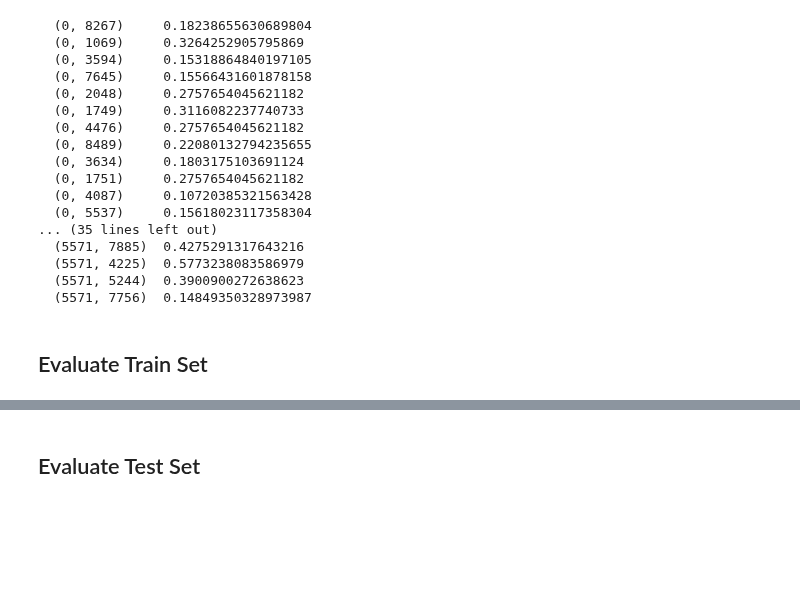
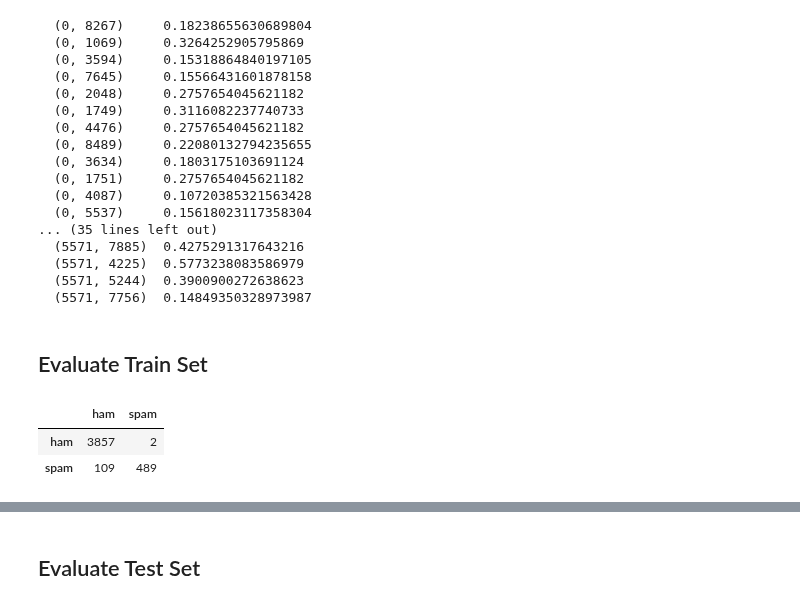
Before and after one commit to faithkane3/ds-methodologies-exercises, a Jupyter notebook: nlp/model.ipynb, the cells around one changed output, grey strips where cells are left out. Cells and saved outputs as stored; diff of their text form; code cells hidden in the pictures; blank space fills up the shorter version.

Commit message:
Commit two more models and evals using Spam dataset

```diff
--- a/nlp/model.ipynb
+++ b/nlp/model.ipynb
@@ -752,6 +752,12 @@ train['predicted'] = lm.predict(X_train)
 test['predicted'] = lm.predict(X_test)
 # %% [markdown]
 ## Evaluate Train Set
+# %%
+pd.DataFrame(confusion_matrix(train.actual, train.predicted), index=[['ham', 'spam']], columns=[['ham', 'spam']])
+# %% [output]
+|  | ham | spam |
+| ham | 3857 | 2 |
+| spam | 109 | 489 |
 # %%
 print('Logistic Regression Train Accuracy: {:.2%}'.format(accuracy_score(train.actual, train.predicted)))
 print('---')
```
Also changed, not shown: parts of 32 cells of this notebook.
